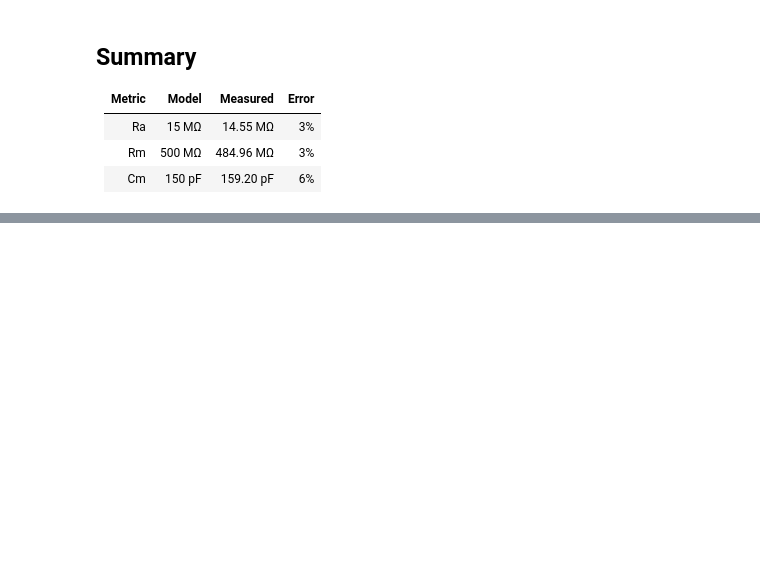
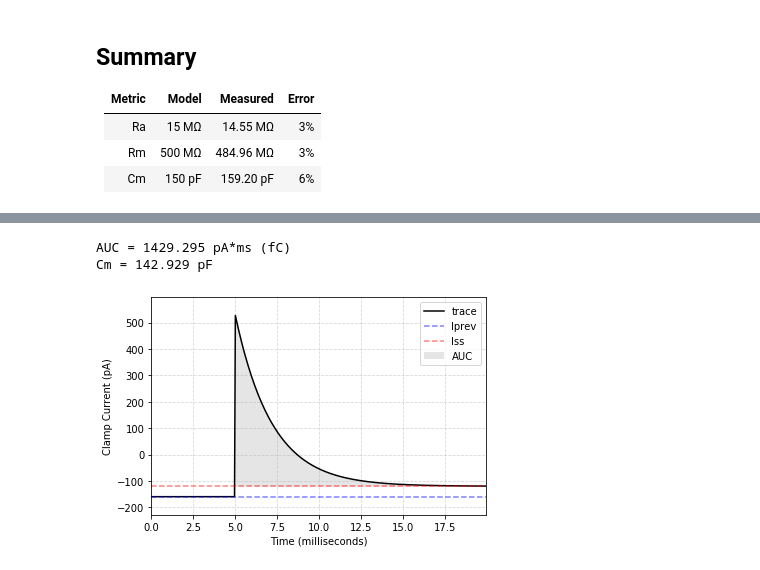
Before and after one commit to swharden/memtest, a Jupyter notebook: memtest/memtest-step.ipynb, the cells around one changed output, grey strips where cells are left out. Cells and saved outputs as stored; diff of their text form; code cells hidden in the pictures; blank space fills up the shorter version.

```diff
--- a/memtest/memtest-step.ipynb
+++ b/memtest/memtest-step.ipynb
@@ -128,21 +140,21 @@ I = 667.070 * exp(-t / 2.250) + -129.996
 Iss = b*1e-12
 print(f"Iss: {Iss*1e12:.03f} pA")
 
-IssBefore = Iclamp[99]*1e-12
-print(f"IssBefore: {IssBefore*1e12:.03f} pA")
+Iprev = Iclamp[99]*1e-12
+print(f"Iprev: {Iprev*1e12:.03f} pA")
 
-dIss = Iss - IssBefore
-print(f"dIss: {dIss*1e12:.03f} pA")
+Idss = Iss - Iprev
+print(f"dIss: {Idss*1e12:.03f} pA")
 
 Ipeak = (m + b)*1e-12
 print(f"Ipeak: {Ipeak*1e12:.03f} pA")
 
-dI = Ipeak - IssBefore
+dI = Ipeak - Iprev
 print(f"dI: {dI*1e12:.03f} pA")
 
 dV = 10e-3
 print(f"dV: {dV*1e3:.03f} mV")
 
-tau = tau*1e-3
-print(f"ClampTau: {tau*1e3:.03f} ms")
+tauClamp = tau*1e-3
+print(f"tauClamp: {tauClamp*1e3:.03f} ms")
 # %% [output]
@@ -208,0 +224,33 @@ Cm|150 pF|159.20 pF|6%
+# %%
+segment = Iclamp[:400]*1e-12
+segmentTimes = np.arange(len(segment))/20
+measure = np.array(segment) - Iss
+measure[:100] = np.nan
+sampleRate = 20_000
+auc = np.nansum(measure) / sampleRate
+print(f"AUC = {auc*1e15:.03f} pA*ms (fC)")
+
+# Q = C * dV
+# C = Q / dV
+Cm = auc / dV
+print(f"Cm = {Cm*1e12:.03f} pF")
+
+plt.figure(figsize=(6, 4))
+plt.grid(ls='--', alpha=.5)
+plt.plot(segmentTimes, segment*1e12, 'k', label="trace")
+plt.axhline(Iprev*1e12, color="b", ls="--", alpha=.5, label="Iprev")
+plt.axhline(Iss*1e12, color="r", ls="--", alpha=.5, label="Iss")
+plt.fill_between(segmentTimes,
+                 np.full(len(measure), Iss)*1e12,
+                 (measure + Iss)*1e12,
+                 color='k', alpha=.1, lw=0, label="AUC")
+plt.margins(0, .1)
+plt.legend()
+plt.ylabel("Clamp Current (pA)")
+plt.xlabel("Time (milliseconds)")
+plt.savefig(f"{HERE}/mt2.png")
+plt.show()
+# %% [output]
+AUC = 1429.295 pA*ms (fC)
+Cm = 142.929 pF
+[figure, added]
```
Also changed, not shown: parts of 14 cells of this notebook, 2 other files.
